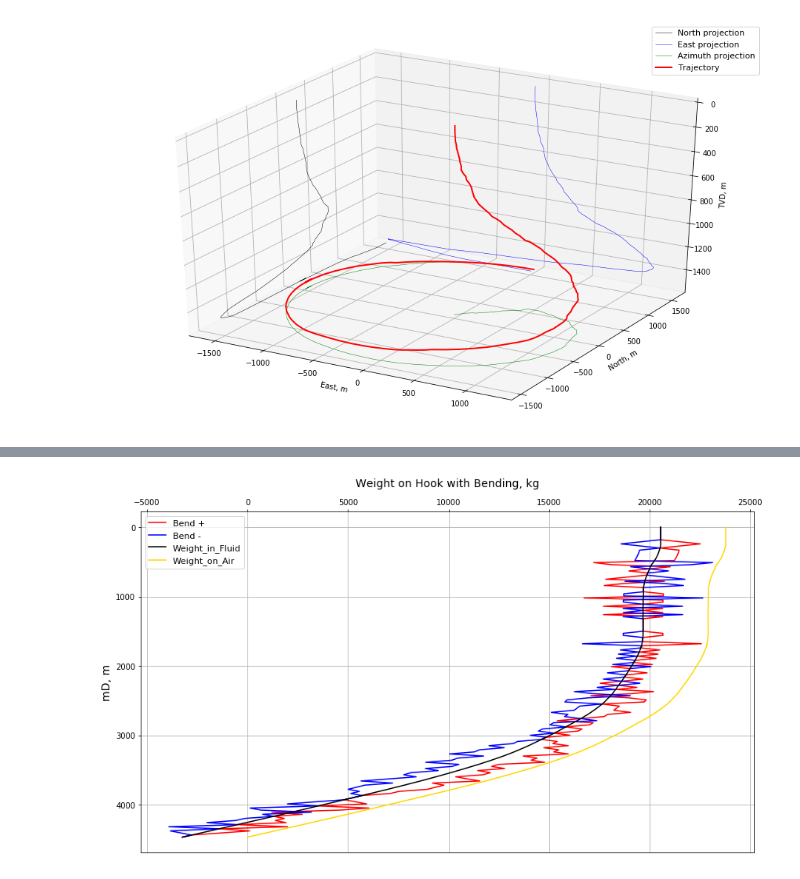
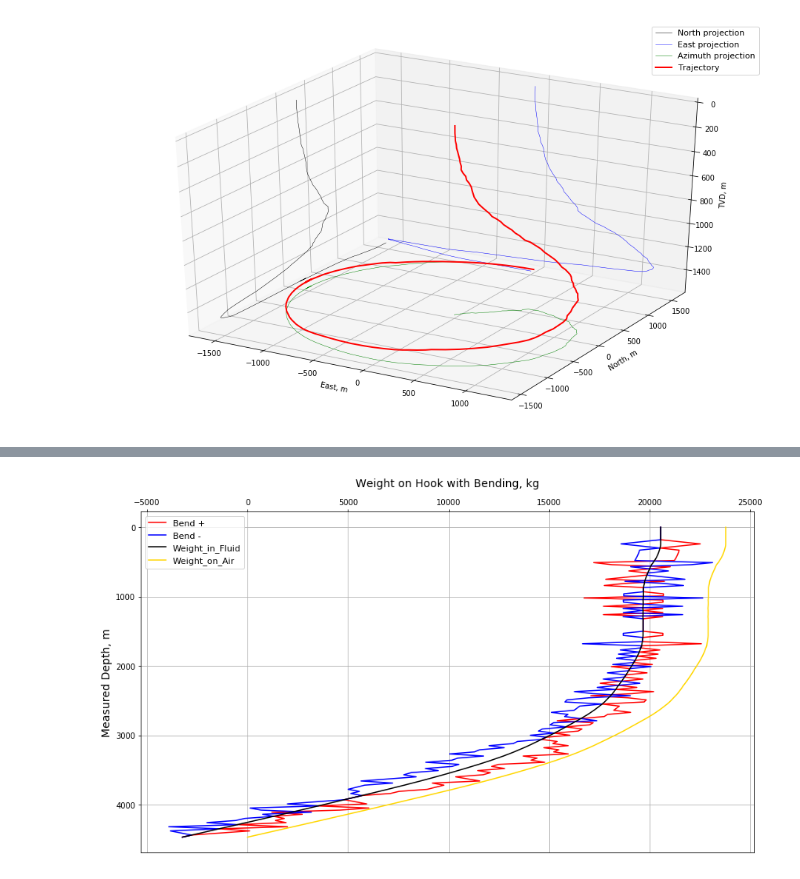
Before and after one commit to Dmitry1973/Repository_local, a Jupyter notebook: DD_survey_3d_plot.ipynb, the cells around one changed output, grey strips where cells are left out. Cells and saved outputs as stored; diff of their text form; code cells hidden in the pictures.

```diff
--- a/DD_survey_3d_plot.ipynb
+++ b/DD_survey_3d_plot.ipynb
@@ -229,24 +231,24 @@ Loads['revPull_0.3_B-'] = Loads['revPull_0.3'] - Loads['revBend']
 # %%
 plt.figure(figsize=(14,8))
 
 plt.plot(Loads['revW_i_F_Bend_+'], data['depth'], color='red', label='Bend +')
 plt.plot(Loads['revW_i_F_Bend_-'], data['depth'], color='blue', label='Bend -')
 
 plt.plot(Loads['revW_i_F'], data['depth'], color='k', label='Weight_in_Fluid')
 plt.plot(Loads['revW_on_A'], data['depth'], color='gold', label='Weight_on_Air')
 
 plt.legend()
 plt.xlabel('Weight on Hook with Bending, kg', fontsize=14, labelpad=15)
-plt.ylabel('mD, m', fontsize=14)
+plt.ylabel('Measured Depth, m', fontsize=14)
 
 plt.gca().xaxis.tick_top()
 plt.gca().xaxis.set_label_position('top')
 plt.gca().invert_yaxis()
 
 plt.grid()
 plt.show()
 # %% [output]
-[figure, old version]
+[figure, new version]
 # %%
 plt.figure(figsize=(14,8))
 
```
Also changed, not shown: parts of 4 cells of this notebook.
